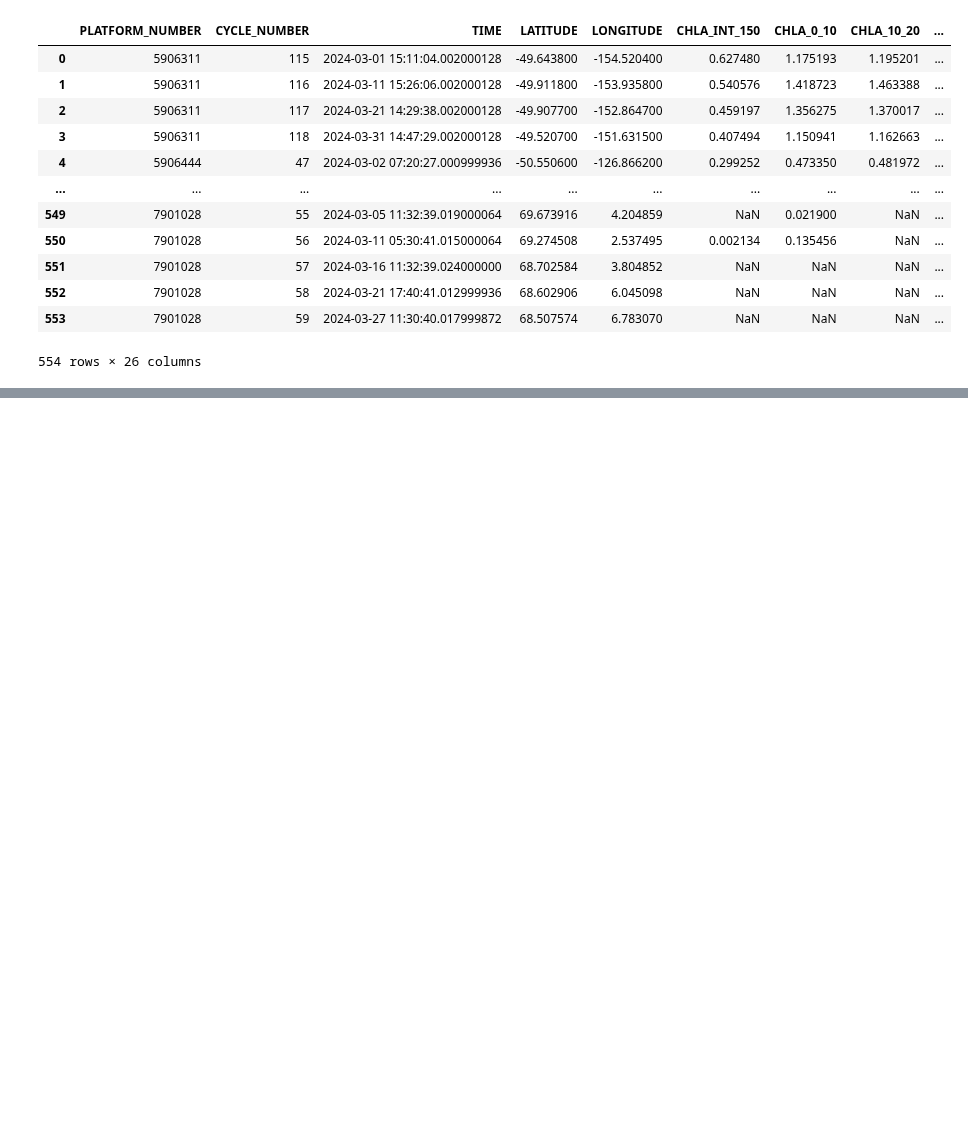
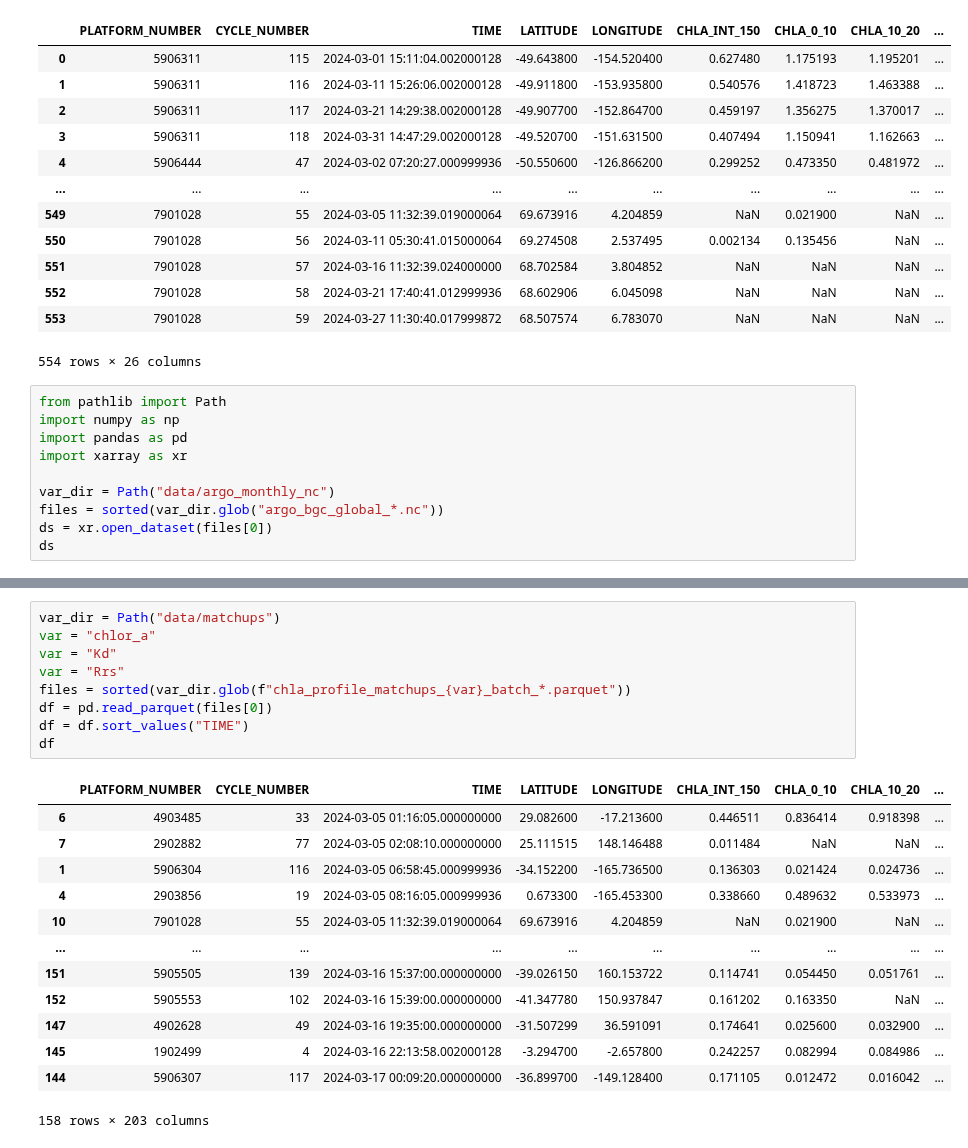
Before and after one commit to fish-pace/2025-tutorials, a Jupyter notebook: Untitled.ipynb, the cells around one changed output, grey strips where cells are left out. Saved outputs shown, nothing was run; the diff lists cells and outputs as text; blank space fills up the shorter version.

```diff
--- a/Untitled.ipynb
+++ b/Untitled.ipynb
@@ -21,3 +21,13 @@ df
 | 552 | 7901028 | 58 | 2024-03-21 17:40:41.012999936 | 68.602906 | 6.045098 | NaN | NaN | NaN | ... |
 | 553 | 7901028 | 59 | 2024-03-27 11:30:40.017999872 | 68.507574 | 6.783070 | NaN | NaN | NaN | ... |
 554 rows × 26 columns
+# %%
+from pathlib import Path
+import numpy as np
+import pandas as pd
+import xarray as xr
+
+var_dir = Path("data/argo_monthly_nc")
+files = sorted(var_dir.glob("argo_bgc_global_*.nc"))
+ds = xr.open_dataset(files[0])
+ds
@@ -23,0 +308,23 @@ df
+# %%
+var_dir = Path("data/matchups")
+var = "chlor_a"
+var = "Kd"
+var = "Rrs"
+files = sorted(var_dir.glob(f"chla_profile_matchups_{var}_batch_*.parquet"))
+df = pd.read_parquet(files[0])
+df = df.sort_values("TIME")
+df
+# %% [output]
+|  | PLATFORM_NUMBER | CYCLE_NUMBER | TIME | LATITUDE | LONGITUDE | CHLA_INT_150 | CHLA_0_10 | CHLA_10_20 | ... |
+| 6 | 4903485 | 33 | 2024-03-05 01:16:05.000000000 | 29.082600 | -17.213600 | 0.446511 | 0.836414 | 0.918398 | ... |
+| 7 | 2902882 | 77 | 2024-03-05 02:08:10.000000000 | 25.111515 | 148.146488 | 0.011484 | NaN | NaN | ... |
+| 1 | 5906304 | 116 | 2024-03-05 06:58:45.000999936 | -34.152200 | -165.736500 | 0.136303 | 0.021424 | 0.024736 | ... |
+| 4 | 2903856 | 19 | 2024-03-05 08:16:05.000999936 | 0.673300 | -165.453300 | 0.338660 | 0.489632 | 0.533973 | ... |
+| 10 | 7901028 | 55 | 2024-03-05 11:32:39.019000064 | 69.673916 | 4.204859 | NaN | 0.021900 | NaN | ... |
+| ... | ... | ... | ... | ... | ... | ... | ... | ... | ... |
+| 151 | 5905505 | 139 | 2024-03-16 15:37:00.000000000 | -39.026150 | 160.153722 | 0.114741 | 0.054450 | 0.051761 | ... |
+| 152 | 5905553 | 102 | 2024-03-16 15:39:00.000000000 | -41.347780 | 150.937847 | 0.161202 | 0.163350 | NaN | ... |
+| 147 | 4902628 | 49 | 2024-03-16 19:35:00.000000000 | -31.507299 | 36.591091 | 0.174641 | 0.025600 | 0.032900 | ... |
+| 145 | 1902499 | 4 | 2024-03-16 22:13:58.002000128 | -3.294700 | -2.657800 | 0.242257 | 0.082994 | 0.084986 | ... |
+| 144 | 5906307 | 117 | 2024-03-17 00:09:20.000000000 | -36.899700 | -149.128400 | 0.171105 | 0.012472 | 0.016042 | ... |
+158 rows × 203 columns
```
Also changed, not shown: parts of 18 cells of this notebook, 17 other files.
